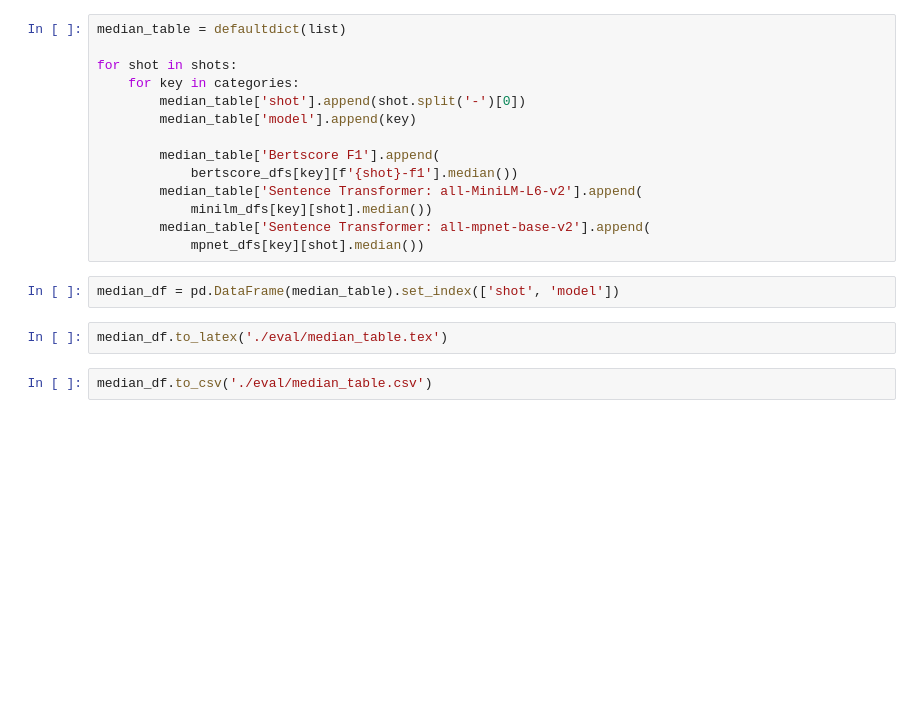
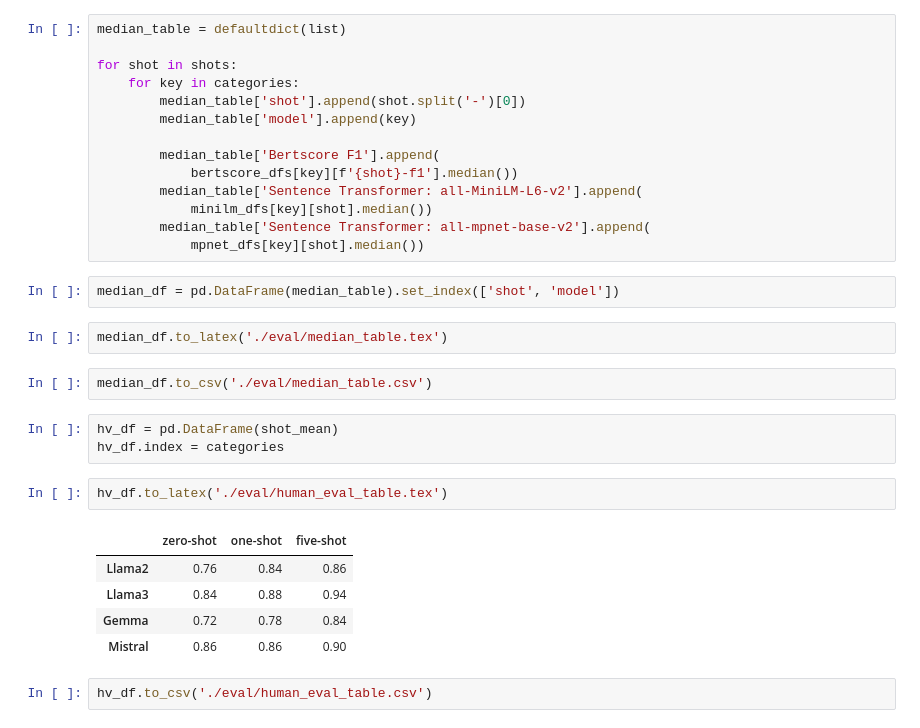
Before and after one commit to Junxiao-Zhao/Joke_explanation_evaluation, a Jupyter notebook: evaluation.ipynb, the cells around one changed output. Cells and saved outputs as stored; diff of their text form; blank space fills up the shorter version.

```diff
--- a/evaluation.ipynb
+++ b/evaluation.ipynb
@@ -144,3 +168,16 @@ median_df = pd.DataFrame(median_table).set_index(['shot', 'model'])
 median_df.to_latex('./eval/median_table.tex')
 # %%
 median_df.to_csv('./eval/median_table.csv')
+# %%
+hv_df = pd.DataFrame(shot_mean)
+hv_df.index = categories
+# %%
+hv_df.to_latex('./eval/human_eval_table.tex')
+# %% [output]
+|  | zero-shot | one-shot | five-shot |
+| Llama2 | 0.76 | 0.84 | 0.86 |
+| Llama3 | 0.84 | 0.88 | 0.94 |
+| Gemma | 0.72 | 0.78 | 0.84 |
+| Mistral | 0.86 | 0.86 | 0.90 |
+# %%
+hv_df.to_csv('./eval/human_eval_table.csv')
```
Also changed, not shown: parts of 4 cells of this notebook, 6 other files.
